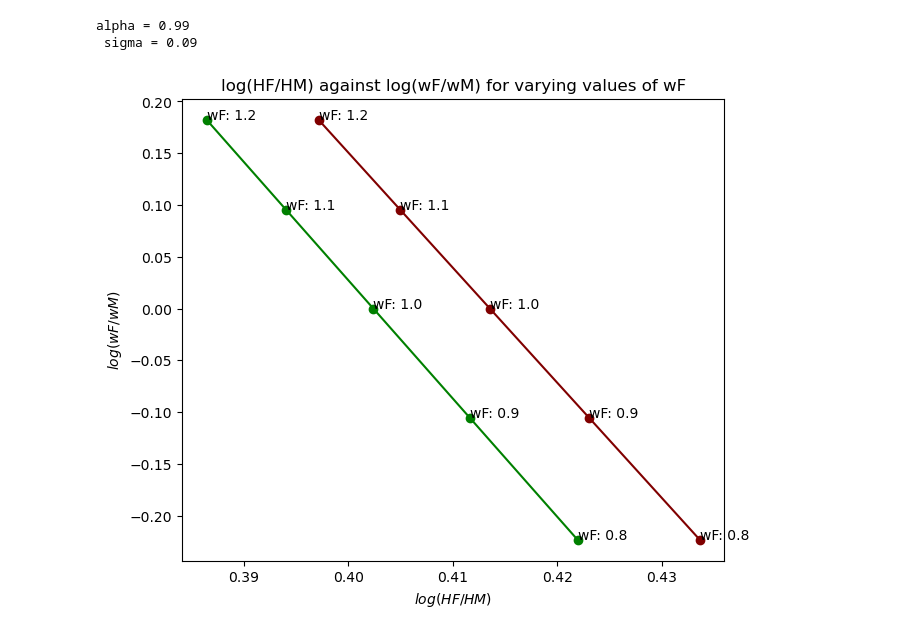
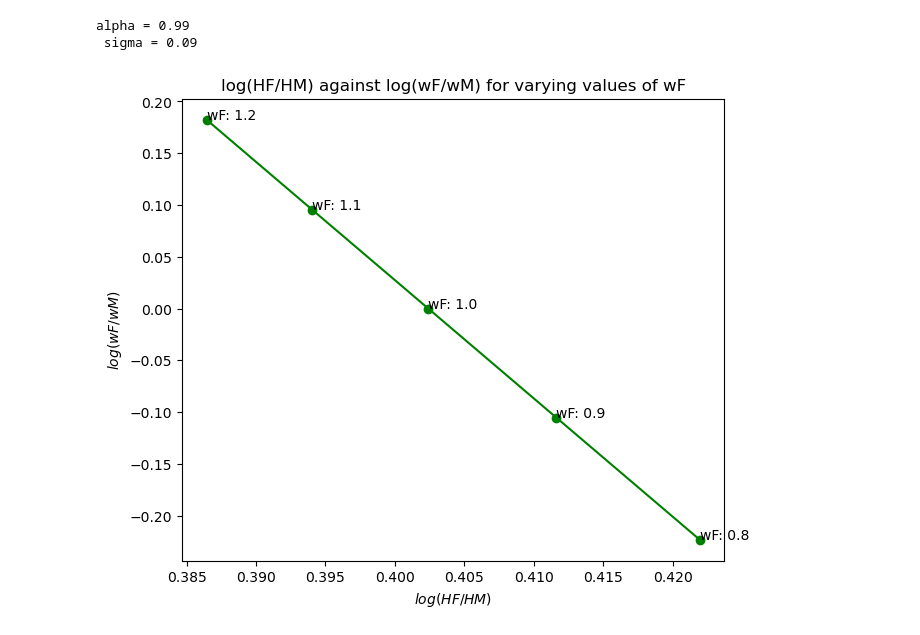
Before and after one commit to NumEconCopenhagen/projects-2023-ctrl-alt-elite, a Jupyter notebook: inauguralproject/inauguralproject.ipynb, the cells around one changed output. Saved outputs shown, nothing was run; the diff lists cells and outputs as text; code cells hidden in the pictures.

```diff
--- a/inauguralproject/inauguralproject.ipynb
+++ b/inauguralproject/inauguralproject.ipynb
@@ -174,6 +174,9 @@ We now assume that the choice set is continuous
 #Create empty list to store results
 log_HF_HM3 = []
 log_wF_wM3 = []
+
+hsm.par.alpha = 0.5
+hsm.par.sigma = 1
 
 #Create loop to solve for varying wF
 for i in hsm.par.wF_vec:
@@ -227,28 +230,26 @@ alpha = 0.99
 # %%
 chosen_alpha = 0.99
 chosen_sigma = 0.09
 
 hsm.par.alpha = chosen_alpha
 hsm.par.sigma = chosen_sigma
 
 log_HF_HM4 = np.log(hsm.sol.HF_vec/hsm.sol.HM_vec)
 
 #Plot
 #Illustrating the model
 fig = plt.figure(figsize=(7,6))
 ax = fig.add_subplot(1,1,1)
 ax.plot(log_HF_HM4,log_wF_wM3, color ='green')
-ax.plot(log_HF_HM3,log_wF_wM3, color ='maroon')
 ax.scatter(log_HF_HM4,log_wF_wM3, color ='green')
-ax.scatter(log_HF_HM3,log_wF_wM3, color ='maroon')
 ax.set_title('log(HF/HM) against log(wF/wM) for varying values of wF')
 ax.set_xlabel('$log(HF/HM)$')
 ax.set_ylabel('$log(wF/wM)$')
 
 
 annotations=["wF: 0.8","wF: 0.9","wF: 1.0","wF: 1.1","wF: 1.2"]
 for i, label in enumerate(annotations):
     plt.annotate(label, (log_HF_HM3[i], log_wF_wM3[i]))
     plt.annotate(label, (log_HF_HM4[i], log_wF_wM3[i]))
 # %% [output]
-[figure, old version]
+[figure, new version]
```
Also changed, not shown: parts of 1 cell of this notebook.
